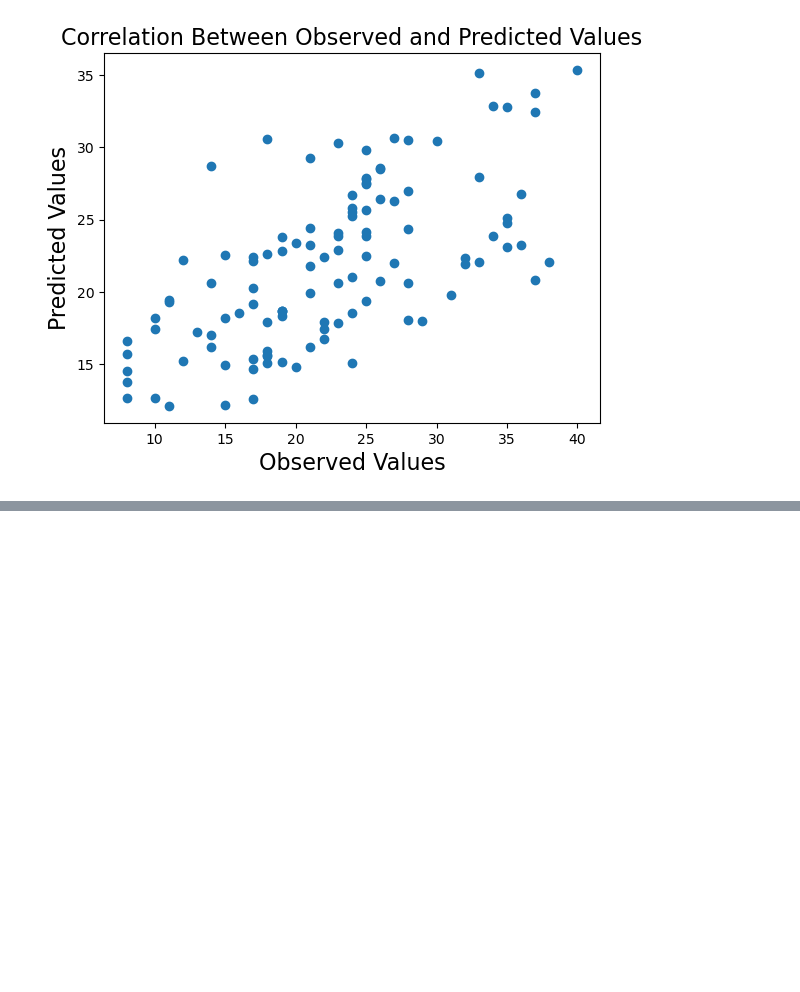
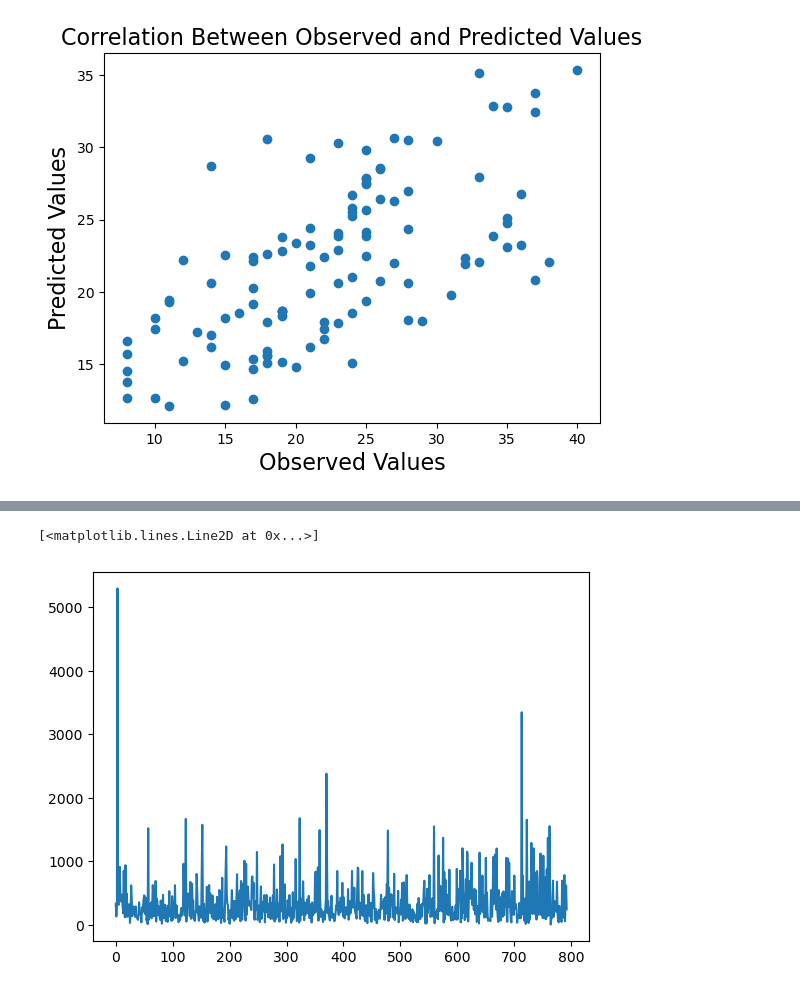
Before and after one commit to HNStaggs/Long-COVID, a Jupyter notebook: LongCOVID_Modeling.ipynb, the cells around one changed output, grey strips where cells are left out. Saved outputs shown, nothing was run; the diff lists cells and outputs as text; code cells hidden in the pictures; blank space fills up the shorter version.

```diff
--- a/LongCOVID_Modeling.ipynb
+++ b/LongCOVID_Modeling.ipynb
@@ -2829,0 +2909,5 @@ plt.savefig('ResidualCorrL1Reg.png')
+# %%
+plt.plot(pcs_c['vs_a_rt_sd_l'])
+# %% [output]
+[<matplotlib.lines.Line2D at 0x...>]
+[figure, added]
```
Also changed, not shown: parts of 22 cells of this notebook, 2 other files.
